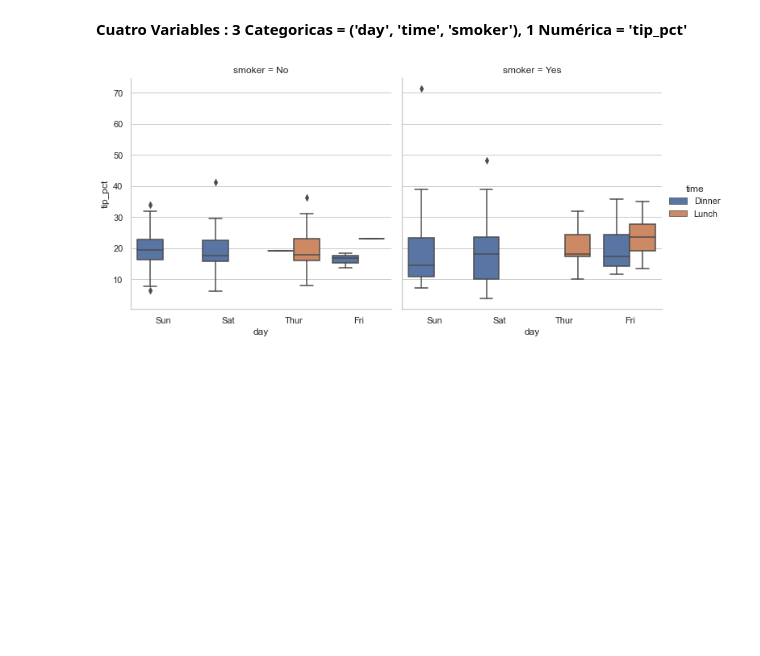
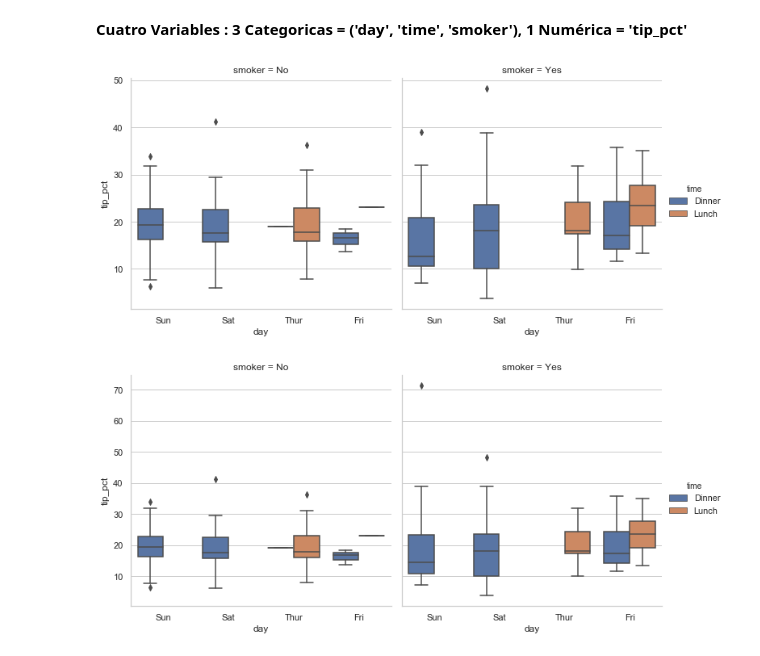
Before and after one commit to Dapina28/Visualitzaci-gr-fica-de-M-ltiples-variables, a Jupyter notebook: S03 T02 Visualitzacio grafica de Multiples variables.ipynb, the cells around one changed output. Drawn from its saved outputs; the diff is of its cells as text; code cells hidden in the pictures; blank space fills up the shorter version.

```diff
--- a/S03 T02 Visualitzacio grafica de Multiples variables.ipynb
+++ b/S03 T02 Visualitzacio grafica de Multiples variables.ipynb
@@ -184,5 +188,10 @@ ax = sns.stripplot(x='day', y='tip_pct', hue='time', data=tips[tips.tip_pct < 24
 # %% [markdown]
 **Cuatro Variables : 3 Categoricas = ('day', 'time', 'smoker'), 1 Numérica = 'tip_pct'**
+# %%
+sns.catplot(x='day', y='tip_pct', hue='time', col='smoker',
+               kind='box', data=tips[tips.tip_pct < 70]);
+# %% [output]
+[figure, added]
 # %%
 sns.catplot(x='day', y='tip_pct', hue='time', col='smoker',
                kind='box', data=tips[tips.tip_pct < 245]);
```
Also changed, not shown: parts of 25 cells of this notebook.
